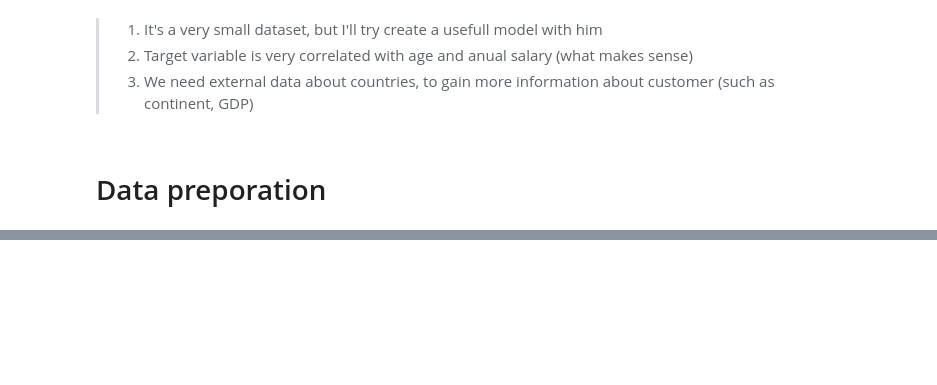
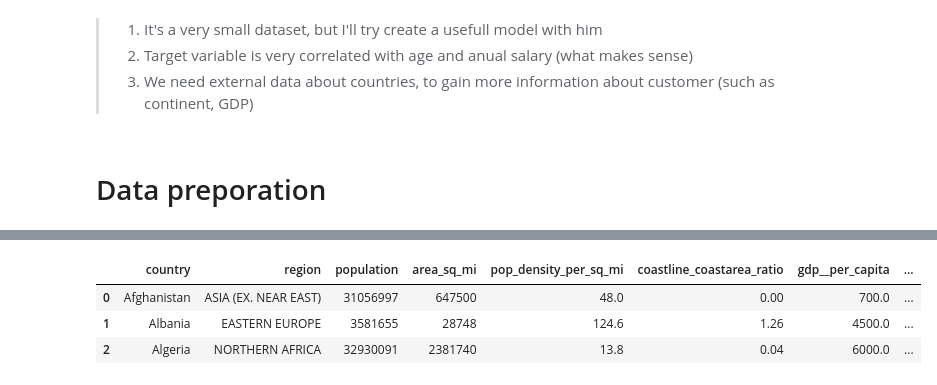
Before and after one commit to rzabolotin/ml_zoomcamp_2022_project_1, a Jupyter notebook: notebooks/1. EDA & data preparation.ipynb, the cells around one changed output, grey strips where cells are left out. Cells and saved outputs as stored; diff of their text form; code cells hidden in the pictures; blank space fills up the shorter version.

```diff
--- a/notebooks/1. EDA & data preparation.ipynb
+++ b/notebooks/1. EDA & data preparation.ipynb
@@ -185,0 +231,7 @@ plt.show()
+# %%
+countries_df.head(3)
+# %% [output]
+|  | country | region | population | area_sq_mi | pop_density_per_sq_mi | coastline_coastarea_ratio | gdp__per_capita | ... |
+| 0 | Afghanistan | ASIA (EX. NEAR EAST) | 31056997 | 647500 | 48.0 | 0.00 | 700.0 | ... |
+| 1 | Albania | EASTERN EUROPE | 3581655 | 28748 | 124.6 | 1.26 | 4500.0 | ... |
+| 2 | Algeria | NORTHERN AFRICA | 32930091 | 2381740 | 13.8 | 0.04 | 6000.0 | ... |
```
Also changed, not shown: parts of 36 cells of this notebook, 8 other files.
